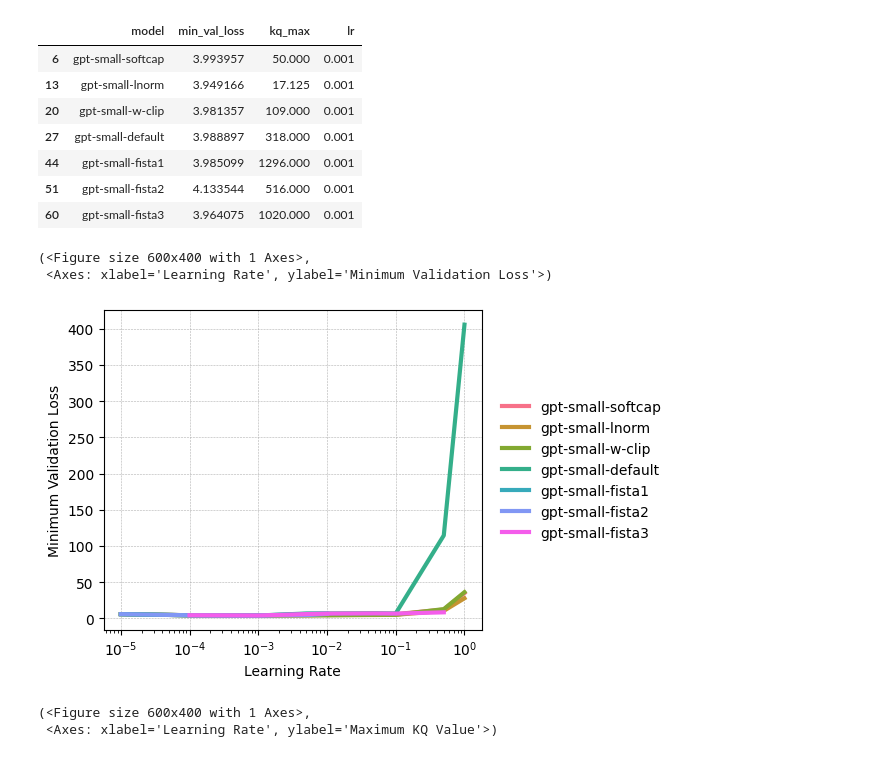
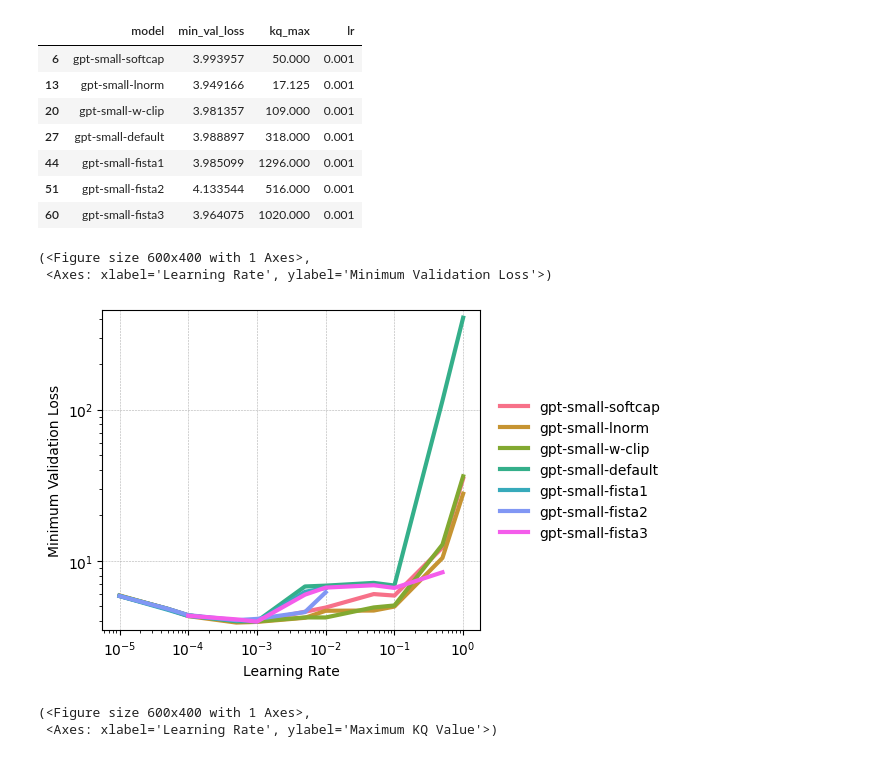
Before and after one commit to gowerrobert/GPT-opt, a Jupyter notebook: sweeps/sweep_lr_baselines.ipynb, the cells around one changed output. Saved outputs shown, nothing was run; the diff lists cells and outputs as text; code cells hidden in the pictures.

```diff
--- a/sweeps/sweep_lr_baselines.ipynb
+++ b/sweeps/sweep_lr_baselines.ipynb
@@ -73,11 +73,11 @@ df[df["lr"]=='0.001'][["model", "min_val_loss", "kq_max", "lr"]]
 | 51 | gpt-small-fista2 | 4.133544 | 516.000 | 0.001 |
 | 60 | gpt-small-fista3 | 3.964075 | 1020.000 | 0.001 |
 # %%
-plot_lr_sweep_over_models(df, ycol="min_val_loss")
+plot_lr_sweep_over_models(df, ycol="min_val_loss", ylog=True)
 # %% [output]
 (<Figure size 600x400 with 1 Axes>,
  <Axes: xlabel='Learning Rate', ylabel='Minimum Validation Loss'>)
-[figure, old version]
+[figure, new version]
 # %%
 plot_lr_sweep_over_models(df, ycol="kq_max", ylog=True)
 # %% [output]
```
Also changed, not shown: 11 other files.
